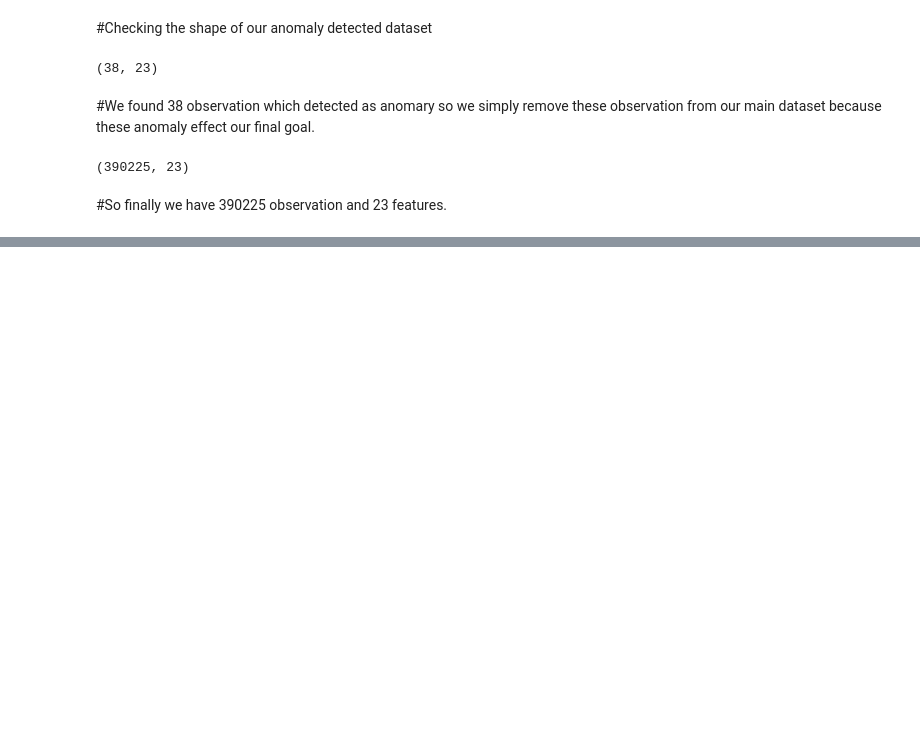
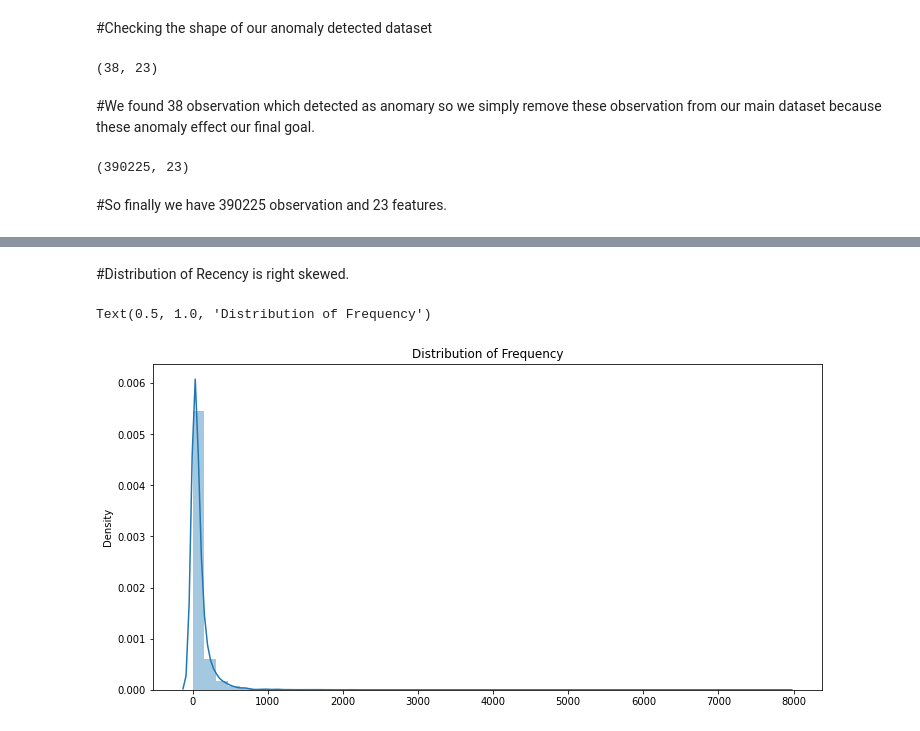
Before and after one commit to Lovejeet-Singh-31/Online-Retail-Customer-Segmentation, a Jupyter notebook: Online_Retail_Customer_Segmentation_Capstone_Project.ipynb, the cells around one changed output, grey strips where cells are left out. Saved outputs shown, nothing was run; the diff lists cells and outputs as text; code cells hidden in the pictures; blank space fills up the shorter version.

```diff
--- a/Online_Retail_Customer_Segmentation_Capstone_Project.ipynb
+++ b/Online_Retail_Customer_Segmentation_Capstone_Project.ipynb
@@ -670,0 +751,9 @@ final_retail_df.shape
+# %% [markdown]
+#Distribution of Recency is right skewed.
+# %%
+plt.figure(figsize=(12,6))
+sns.distplot(x=rfm_dataframe['Frequency'])
+plt.title('Distribution of Frequency')
+# %% [output]
+Text(0.5, 1.0, 'Distribution of Frequency')
+[figure, added]
```
Also changed, not shown: parts of 43 cells of this notebook.
